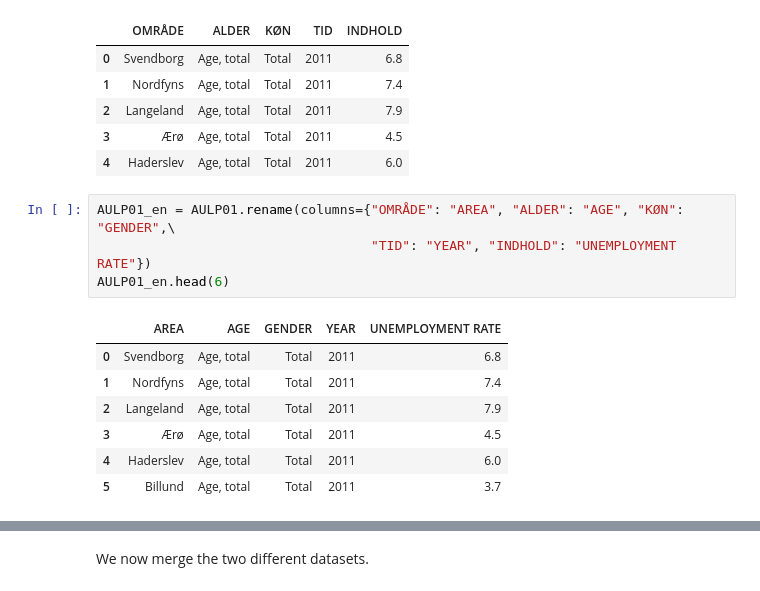
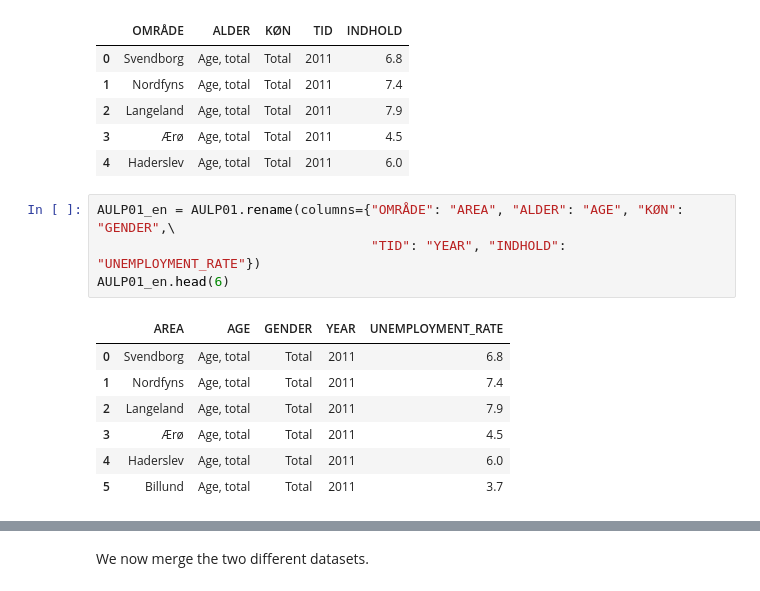
Before and after one commit to MathiasNymand/projects-2019-team-spirit, a Jupyter notebook: dataproject/dataproject22.ipynb, the cells around one changed output, grey strips where cells are left out. Cells and saved outputs as stored; diff of their text form.

```diff
--- a/dataproject/dataproject22.ipynb
+++ b/dataproject/dataproject22.ipynb
@@ -151,10 +152,10 @@ AULP01.head()
 | 4 | Haderslev | Age, total | Total | 2011 | 6.0 |
 # %%
 AULP01_en = AULP01.rename(columns={"OMRÅDE": "AREA", "ALDER": "AGE", "KØN": "GENDER",\
-                                   "TID": "YEAR", "INDHOLD": "UNEMPLOYMENT RATE"})
+                                   "TID": "YEAR", "INDHOLD": "UNEMPLOYMENT_RATE"})
 AULP01_en.head(6)
 # %% [output]
-|  | AREA | AGE | GENDER | YEAR | UNEMPLOYMENT RATE |
+|  | AREA | AGE | GENDER | YEAR | UNEMPLOYMENT_RATE |
 | 0 | Svendborg | Age, total | Total | 2011 | 6.8 |
 | 1 | Nordfyns | Age, total | Total | 2011 | 7.4 |
 | 2 | Langeland | Age, total | Total | 2011 | 7.9 |
```
Also changed, not shown: parts of 18 cells of this notebook.
